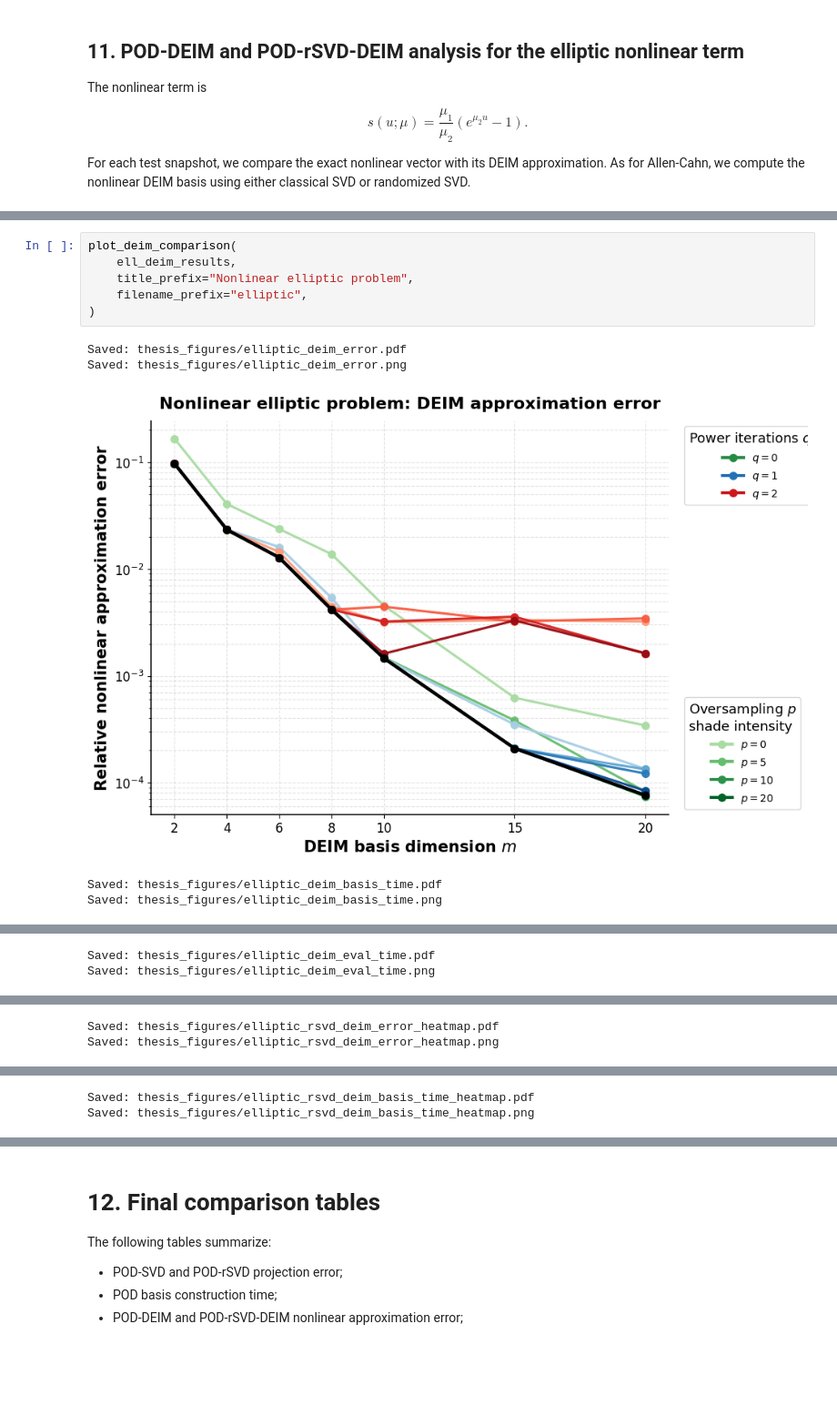
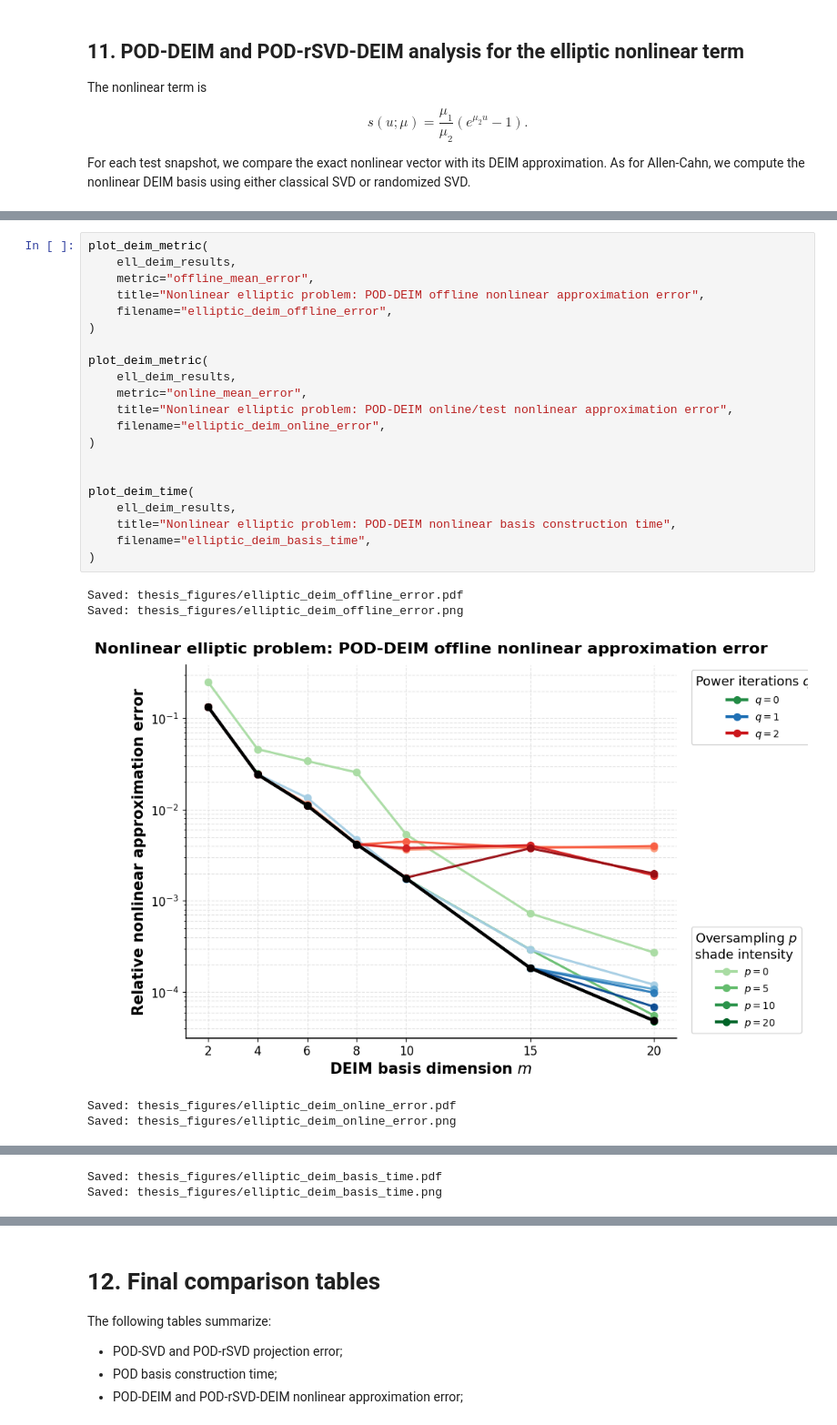
Before and after one commit to mich1803/rsvd-model-reduction, a Jupyter notebook: pde_model_reconstruction_pod_rsvd_deim_colab.ipynb, the cells around one changed output, grey strips where cells are left out. Shown at 91% size. Saved outputs shown, nothing was run; the diff lists cells and outputs as text; blank space fills up the shorter version.

```diff
--- a/pde_model_reconstruction_pod_rsvd_deim_colab.ipynb
+++ b/pde_model_reconstruction_pod_rsvd_deim_colab.ipynb
@@ -1955,12 +1786,27 @@ for row in ell_deim_results[:12]:
 # %%
-plot_deim_comparison(
+plot_deim_metric(
     ell_deim_results,
-    title_prefix="Nonlinear elliptic problem",
-    filename_prefix="elliptic",
+    metric="offline_mean_error",
+    title="Nonlinear elliptic problem: POD-DEIM offline nonlinear approximation error",
+    filename="elliptic_deim_offline_error",
 )
+
+plot_deim_metric(
+    ell_deim_results,
+    metric="online_mean_error",
+    title="Nonlinear elliptic problem: POD-DEIM online/test nonlinear approximation error",
+    filename="elliptic_deim_online_error",
+)
+
+
+plot_deim_time(
+    ell_deim_results,
+    title="Nonlinear elliptic problem: POD-DEIM nonlinear basis construction time",
+    filename="elliptic_deim_basis_time",
+)
 # %% [output]
-Saved: thesis_figures/elliptic_deim_error.pdf
-Saved: thesis_figures/elliptic_deim_error.png
+Saved: thesis_figures/elliptic_deim_offline_error.pdf
+Saved: thesis_figures/elliptic_deim_offline_error.png
-[figure, old version]
+[figure, new version]
-Saved: thesis_figures/elliptic_deim_basis_time.pdf
-Saved: thesis_figures/elliptic_deim_basis_time.png
+Saved: thesis_figures/elliptic_deim_online_error.pdf
+Saved: thesis_figures/elliptic_deim_online_error.png
@@ -1968,2 +1814,2 @@ Saved: thesis_figures/elliptic_deim_basis_time.png
-Saved: thesis_figures/elliptic_deim_eval_time.pdf
-Saved: thesis_figures/elliptic_deim_eval_time.png
+Saved: thesis_figures/elliptic_deim_basis_time.pdf
+Saved: thesis_figures/elliptic_deim_basis_time.png
@@ -1971,2 +1816,0 @@ Saved: thesis_figures/elliptic_deim_eval_time.png
-Saved: thesis_figures/elliptic_rsvd_deim_error_heatmap.pdf
-Saved: thesis_figures/elliptic_rsvd_deim_error_heatmap.png
@@ -1974,2 +1816,0 @@ Saved: thesis_figures/elliptic_rsvd_deim_error_heatmap.png
-Saved: thesis_figures/elliptic_rsvd_deim_basis_time_heatmap.pdf
-Saved: thesis_figures/elliptic_rsvd_deim_basis_time_heatmap.png
```
Also changed, not shown: parts of 20 cells of this notebook, 22 other files.
